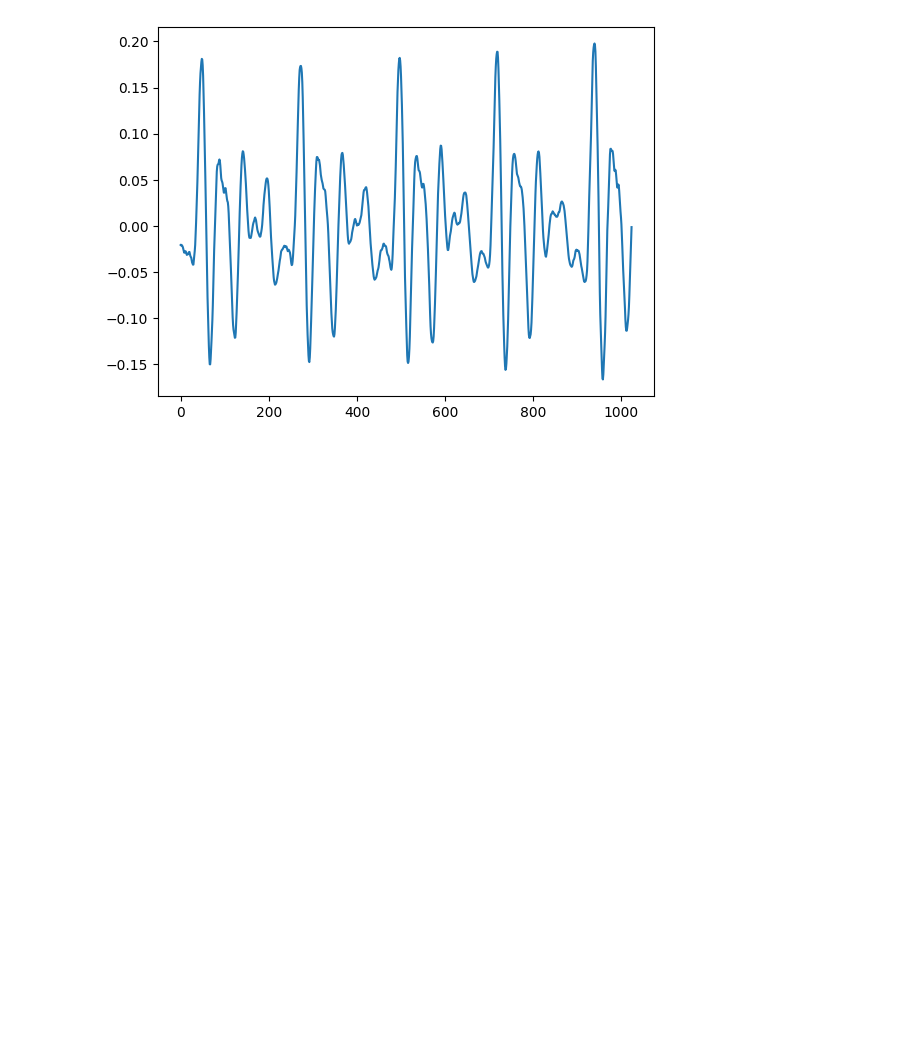
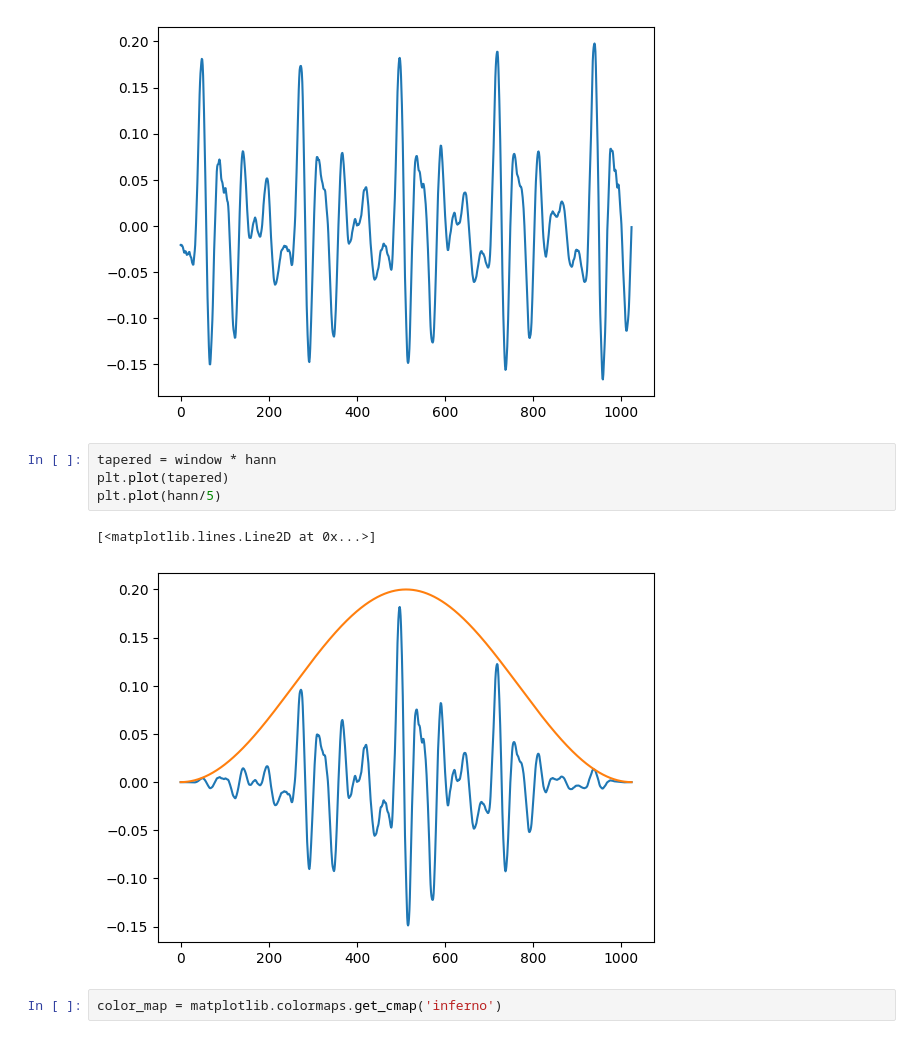
Before and after one commit to arifarman02/audio-spectogram, a Jupyter notebook: spectogram.ipynb, the cells around one changed output. Drawn from its saved outputs; the diff is of its cells as text; blank space fills up the shorter version.

```diff
--- a/spectogram.ipynb
+++ b/spectogram.ipynb
@@ -47,3 +49,12 @@ plt.plot(window)
 # %% [output]
 [<matplotlib.lines.Line2D at 0x...>]
 [figure]
+# %%
+tapered = window * hann
+plt.plot(tapered)
+plt.plot(hann/5)
+# %% [output]
+[<matplotlib.lines.Line2D at 0x...>]
+[figure, added]
+# %%
+color_map = matplotlib.colormaps.get_cmap('inferno')
```
Also changed, not shown: parts of 6 cells of this notebook.
